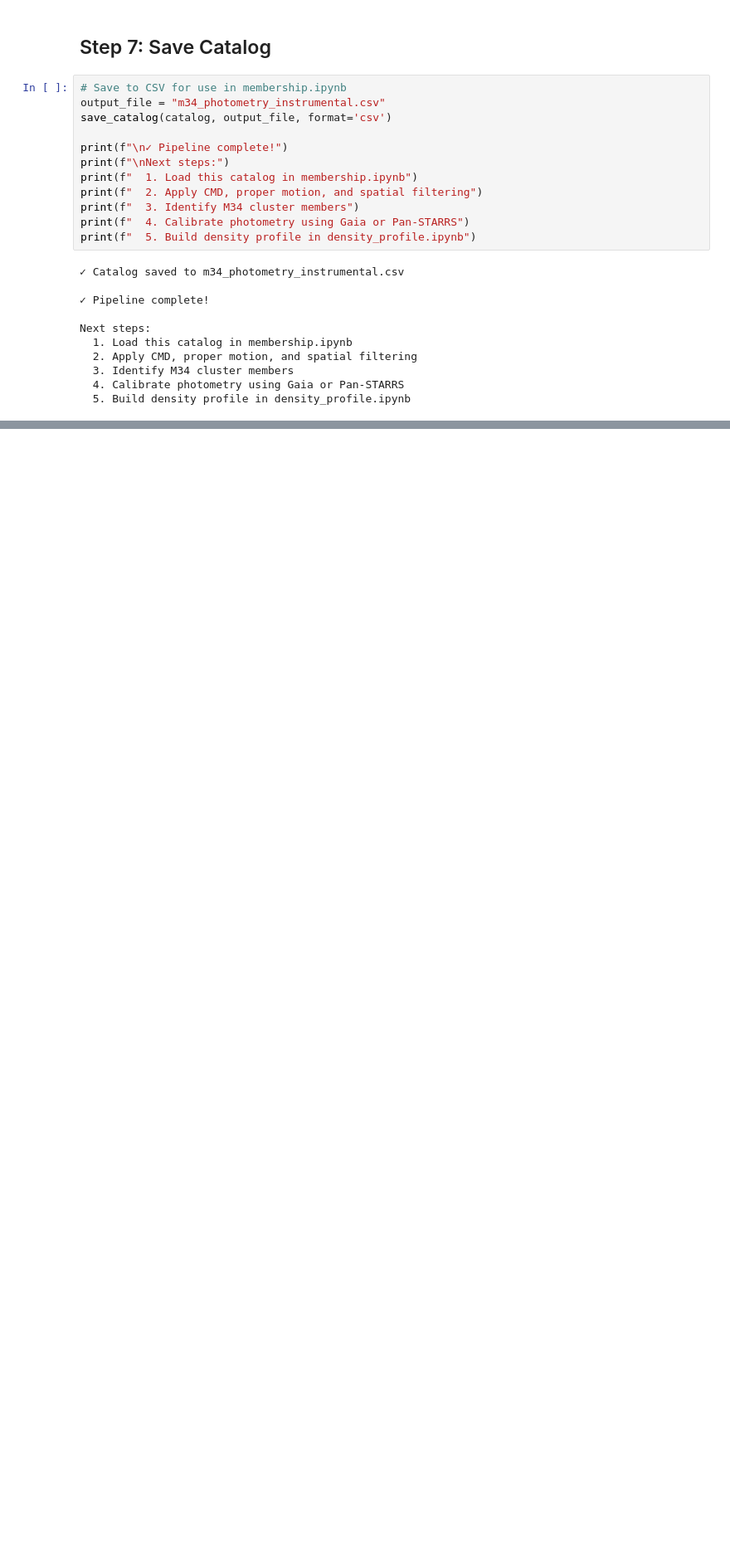
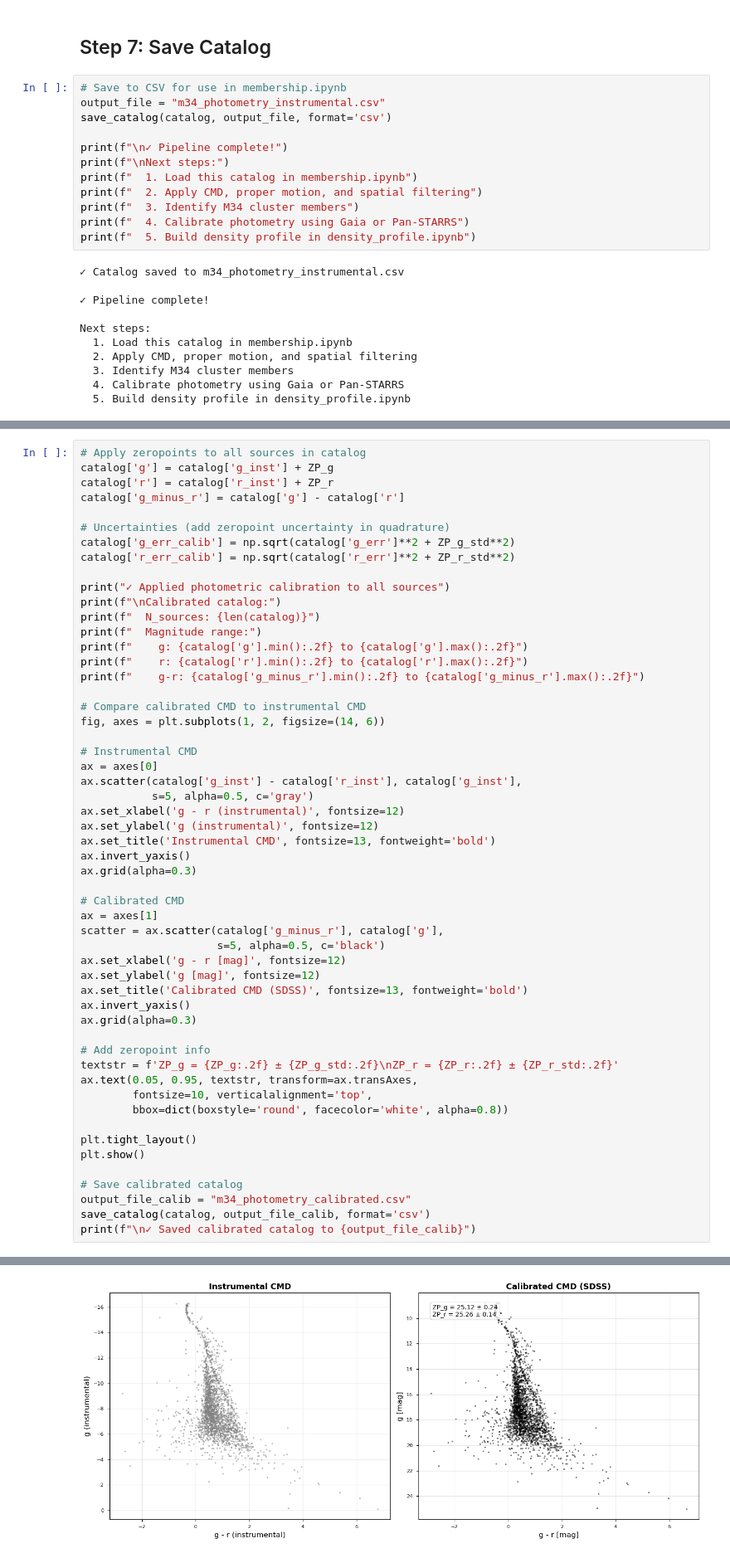
Before and after one commit to padln/phys134, a Jupyter notebook: data_reduction_simple.ipynb, the cells around one changed output, grey strips where cells are left out. Shown: that part at 83% size. Cells and saved outputs as stored; diff of their text form; blank space fills up the shorter version.

```diff
--- a/data_reduction_simple.ipynb
+++ b/data_reduction_simple.ipynb
@@ -361,0 +600,55 @@ Next steps:
+# %%
+# Apply zeropoints to all sources in catalog
+catalog['g'] = catalog['g_inst'] + ZP_g
+catalog['r'] = catalog['r_inst'] + ZP_r
+catalog['g_minus_r'] = catalog['g'] - catalog['r']
+
+# Uncertainties (add zeropoint uncertainty in quadrature)
+catalog['g_err_calib'] = np.sqrt(catalog['g_err']**2 + ZP_g_std**2)
+catalog['r_err_calib'] = np.sqrt(catalog['r_err']**2 + ZP_r_std**2)
+
+print("✓ Applied photometric calibration to all sources")
+print(f"\nCalibrated catalog:")
+print(f"  N_sources: {len(catalog)}")
+print(f"  Magnitude range:")
+print(f"    g: {catalog['g'].min():.2f} to {catalog['g'].max():.2f}")
+print(f"    r: {catalog['r'].min():.2f} to {catalog['r'].max():.2f}")
+print(f"    g-r: {catalog['g_minus_r'].min():.2f} to {catalog['g_minus_r'].max():.2f}")
+
+# Compare calibrated CMD to instrumental CMD
+fig, axes = plt.subplots(1, 2, figsize=(14, 6))
+
+# Instrumental CMD
+ax = axes[0]
+ax.scatter(catalog['g_inst'] - catalog['r_inst'], catalog['g_inst'],
+           s=5, alpha=0.5, c='gray')
+ax.set_xlabel('g - r (instrumental)', fontsize=12)
+ax.set_ylabel('g (instrumental)', fontsize=12)
+ax.set_title('Instrumental CMD', fontsize=13, fontweight='bold')
+ax.invert_yaxis()
+ax.grid(alpha=0.3)
+
+# Calibrated CMD
+ax = axes[1]
+scatter = ax.scatter(catalog['g_minus_r'], catalog['g'],
+                     s=5, alpha=0.5, c='black')
+ax.set_xlabel('g - r [mag]', fontsize=12)
+ax.set_ylabel('g [mag]', fontsize=12)
+ax.set_title('Calibrated CMD (SDSS)', fontsize=13, fontweight='bold')
+ax.invert_yaxis()
+ax.grid(alpha=0.3)
+
+# Add zeropoint info
+textstr = f'ZP_g = {ZP_g:.2f} ± {ZP_g_std:.2f}\nZP_r = {ZP_r:.2f} ± {ZP_r_std:.2f}'
+ax.text(0.05, 0.95, textstr, transform=ax.transAxes,
+        fontsize=10, verticalalignment='top',
+        bbox=dict(boxstyle='round', facecolor='white', alpha=0.8))
+
+plt.tight_layout()
+plt.show()
+
+# Save calibrated catalog
+output_file_calib = "m34_photometry_calibrated.csv"
+save_catalog(catalog, output_file_calib, format='csv')
+print(f"\n✓ Saved calibrated catalog to {output_file_calib}")
+# %% [output]
@@ -361,0 +663 @@ Next steps:
+[figure, added]
```
Also changed, not shown: parts of 7 cells of this notebook, 13 other files.
